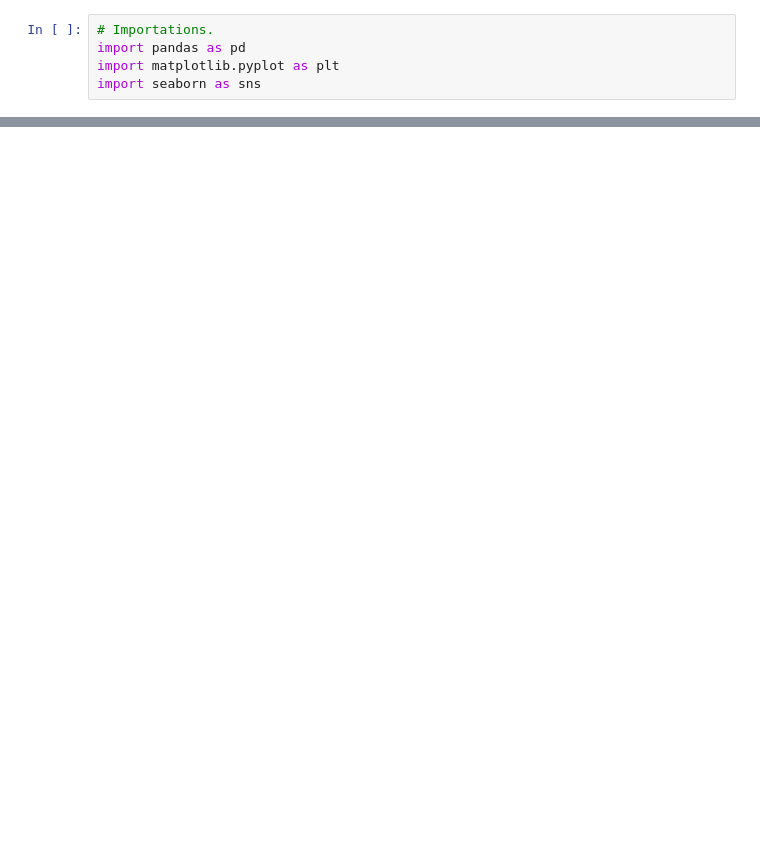
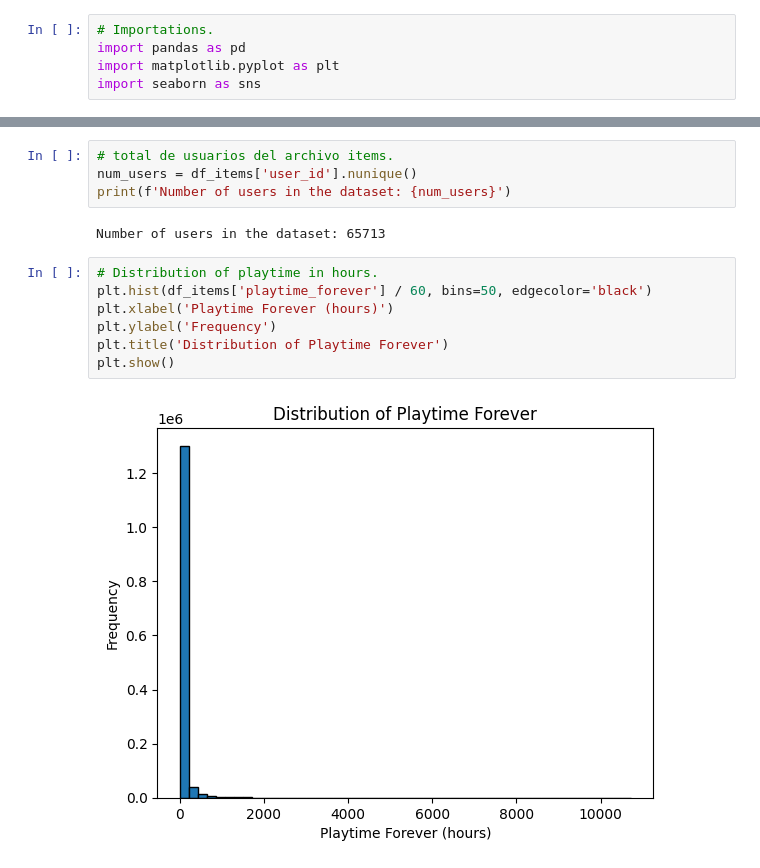
Before and after one commit to ajalvarez75/PI-STEAM, a Jupyter notebook: project/4. EDA.ipynb, the cells around one changed output, grey strips where cells are left out. Saved outputs shown, nothing was run; the diff lists cells and outputs as text; blank space fills up the shorter version.

```diff
--- a/project/4. EDA.ipynb
+++ b/project/4. EDA.ipynb
@@ -34,0 +47,15 @@ memory usage: 99.1+ MB
+# %%
+# total de usuarios del archivo items.
+num_users = df_items['user_id'].nunique()
+print(f'Number of users in the dataset: {num_users}')
+# %% [output]
+Number of users in the dataset: 65713
+# %%
+# Distribution of playtime in hours.
+plt.hist(df_items['playtime_forever'] / 60, bins=50, edgecolor='black')
+plt.xlabel('Playtime Forever (hours)')
+plt.ylabel('Frequency')
+plt.title('Distribution of Playtime Forever')
+plt.show()
+# %% [output]
+[figure, added]
```
Also changed, not shown: parts of 32 cells of this notebook, 1 other file.
